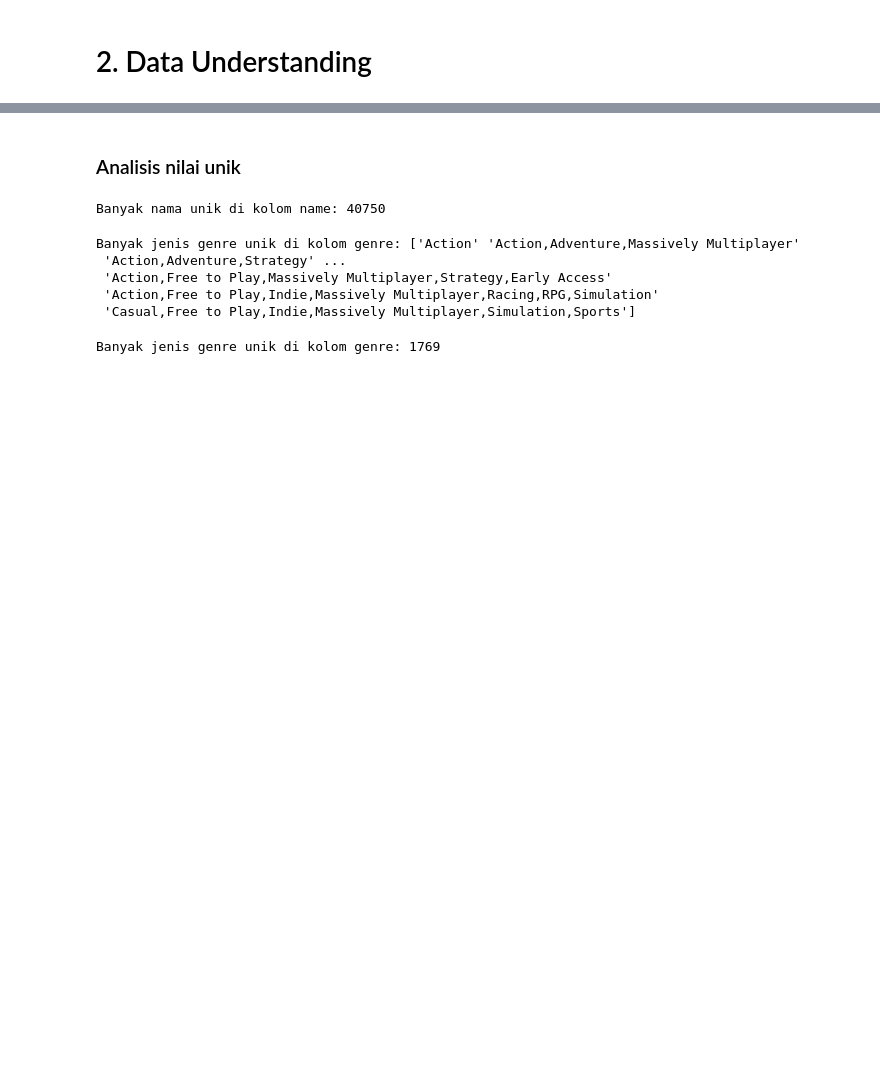
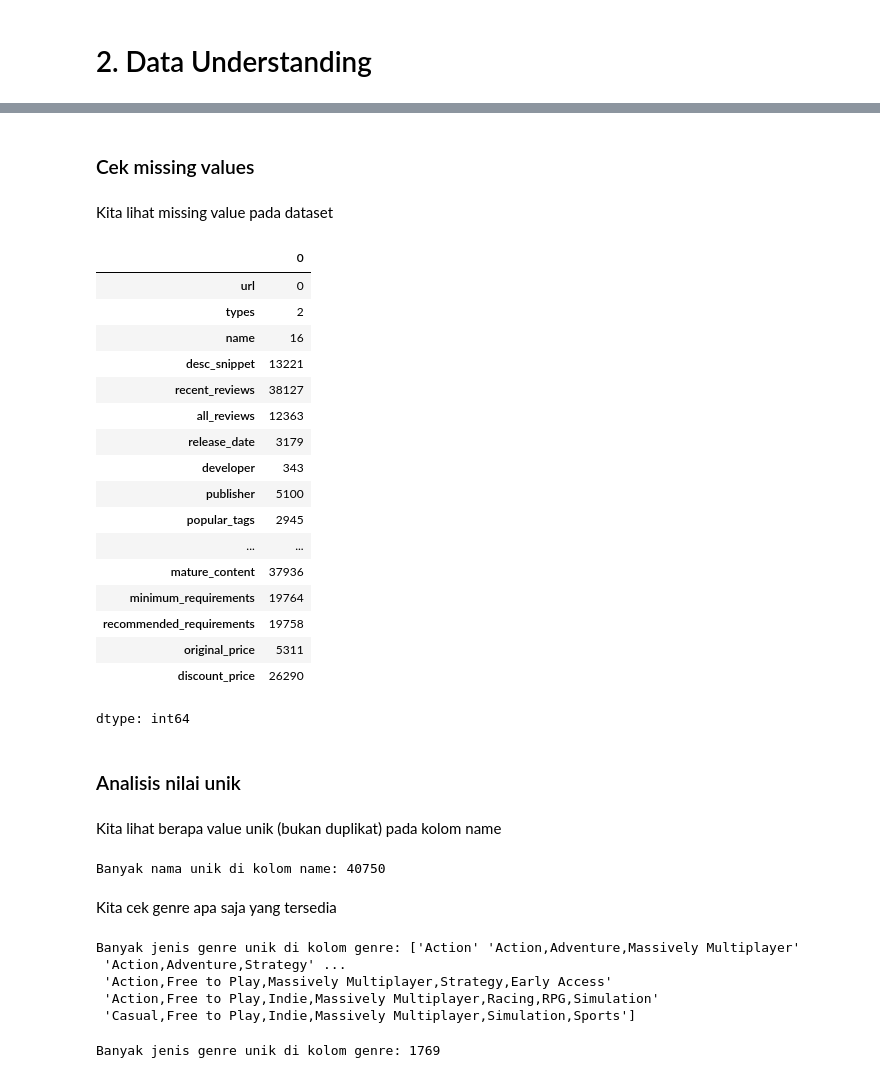
Before and after one commit to abdullohumar/my_game_recommendation_system, a Jupyter notebook: game_recommendation_system.ipynb, the cells around one changed output, grey strips where cells are left out. Cells and saved outputs as stored; diff of their text form; code cells hidden in the pictures; blank space fills up the shorter version.

```diff
--- a/game_recommendation_system.ipynb
+++ b/game_recommendation_system.ipynb
@@ -81,3 +93,30 @@ memory usage: 638.1+ KB
+# %% [markdown]
+### Cek missing values
+# %% [markdown]
+Kita lihat missing value pada dataset
+# %%
+df.isnull().sum()
+# %% [output]
+|  | 0 |
+| url | 0 |
+| types | 2 |
+| name | 16 |
+| desc_snippet | 13221 |
+| recent_reviews | 38127 |
+| all_reviews | 12363 |
+| release_date | 3179 |
+| developer | 343 |
+| publisher | 5100 |
+| popular_tags | 2945 |
+| ... | ... |
+| mature_content | 37936 |
+| minimum_requirements | 19764 |
+| recommended_requirements | 19758 |
+| original_price | 5311 |
+| discount_price | 26290 |
+dtype: int64
 # %% [markdown]
 ### Analisis nilai unik
+# %% [markdown]
+Kita lihat berapa value unik (bukan duplikat) pada kolom name
 # %%
@@ -85,3 +124,5 @@ print('Banyak nama unik di kolom name:', len(games_meta_data.name.unique()))
 # %% [output]
 Banyak nama unik di kolom name: 40750
+# %% [markdown]
+Kita cek genre apa saja yang tersedia
 # %%
```
Also changed, not shown: parts of 98 cells of this notebook, 13 other files.
